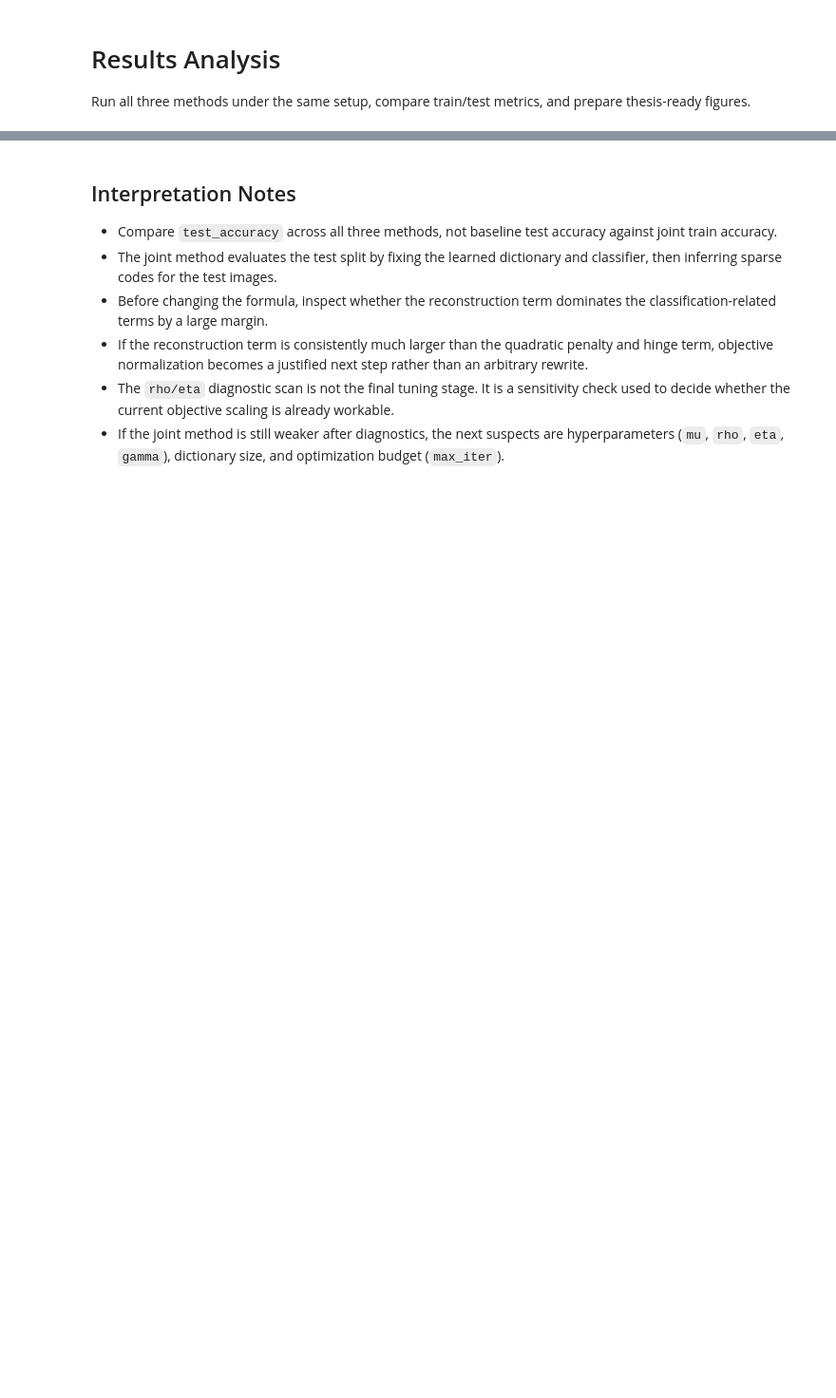
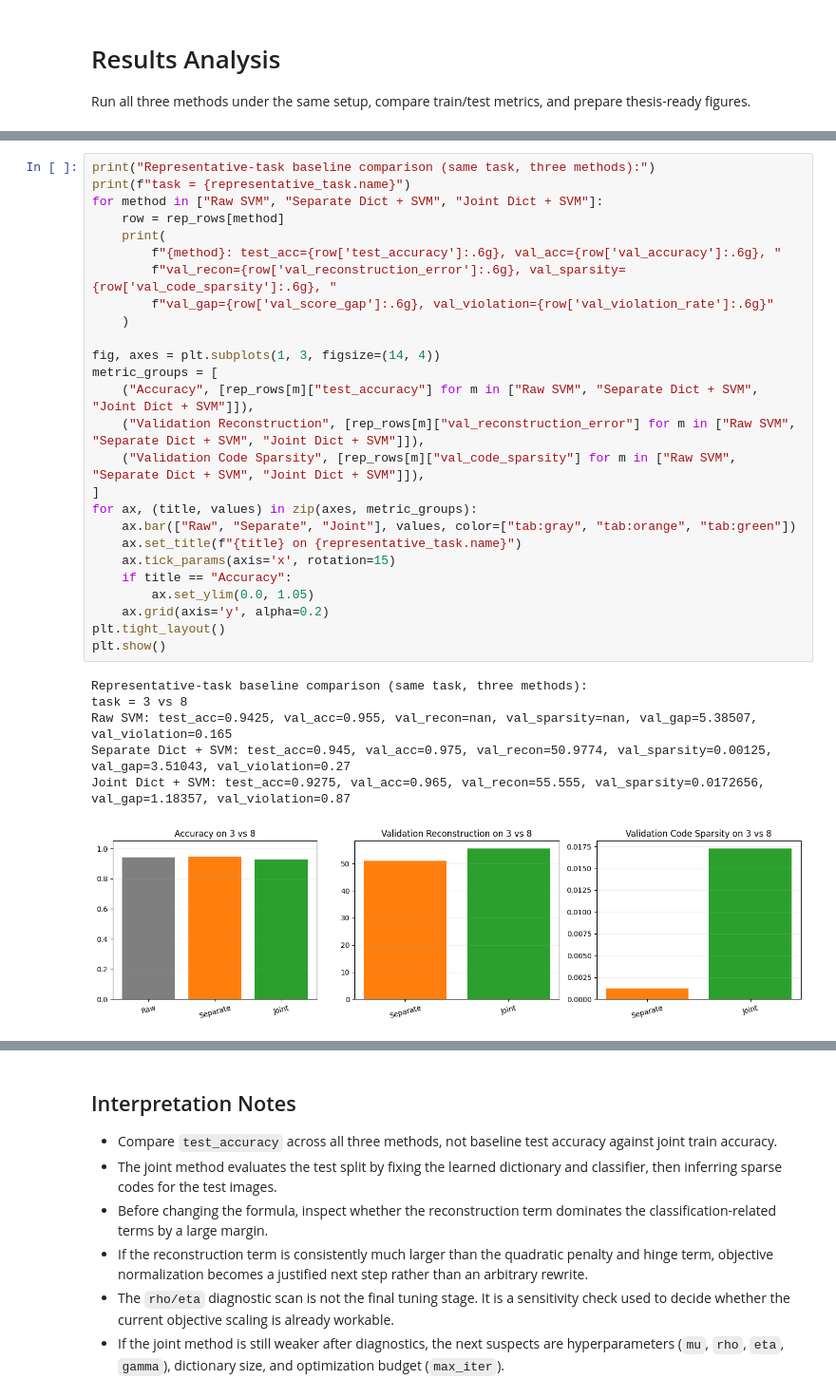
Before and after one commit to ccchloe510/FYP, a Jupyter notebook: notebooks/04_results_analysis.ipynb, the cells around one changed output, grey strips where cells are left out. Shown at 95% size. Drawn from its saved outputs; the diff is of its cells as text; blank space fills up the shorter version.

Commit message:
add metrics but ceiling

```diff
--- a/notebooks/04_results_analysis.ipynb
+++ b/notebooks/04_results_analysis.ipynb
@@ -135 +161,34 @@ plt.show()
+# %%
+print("Representative-task baseline comparison (same task, three methods):")
+print(f"task = {representative_task.name}")
+for method in ["Raw SVM", "Separate Dict + SVM", "Joint Dict + SVM"]:
+    row = rep_rows[method]
+    print(
+        f"{method}: test_acc={row['test_accuracy']:.6g}, val_acc={row['val_accuracy']:.6g}, "
+        f"val_recon={row['val_reconstruction_error']:.6g}, val_sparsity={row['val_code_sparsity']:.6g}, "
+        f"val_gap={row['val_score_gap']:.6g}, val_violation={row['val_violation_rate']:.6g}"
+    )
+
+fig, axes = plt.subplots(1, 3, figsize=(14, 4))
+metric_groups = [
+    ("Accuracy", [rep_rows[m]["test_accuracy"] for m in ["Raw SVM", "Separate Dict + SVM", "Joint Dict + SVM"]]),
+    ("Validation Reconstruction", [rep_rows[m]["val_reconstruction_error"] for m in ["Raw SVM", "Separate Dict + SVM", "Joint Dict + SVM"]]),
+    ("Validation Code Sparsity", [rep_rows[m]["val_code_sparsity"] for m in ["Raw SVM", "Separate Dict + SVM", "Joint Dict + SVM"]]),
+]
+for ax, (title, values) in zip(axes, metric_groups):
+    ax.bar(["Raw", "Separate", "Joint"], values, color=["tab:gray", "tab:orange", "tab:green"])
+    ax.set_title(f"{title} on {representative_task.name}")
+    ax.tick_params(axis='x', rotation=15)
+    if title == "Accuracy":
+        ax.set_ylim(0.0, 1.05)
+    ax.grid(axis='y', alpha=0.2)
+plt.tight_layout()
+plt.show()
+# %% [output]
+Representative-task baseline comparison (same task, three methods):
+task = 3 vs 8
+Raw SVM: test_acc=0.9425, val_acc=0.955, val_recon=nan, val_sparsity=nan, val_gap=5.38507, val_violation=0.165
+Separate Dict + SVM: test_acc=0.945, val_acc=0.975, val_recon=50.9774, val_sparsity=0.00125, val_gap=3.51043, val_violation=0.27
+Joint Dict + SVM: test_acc=0.9275, val_acc=0.965, val_recon=55.555, val_sparsity=0.0172656, val_gap=1.18357, val_violation=0.87
+[figure, added]
 # %%
```
Also changed, not shown: parts of 7 cells of this notebook, 6 other files.
